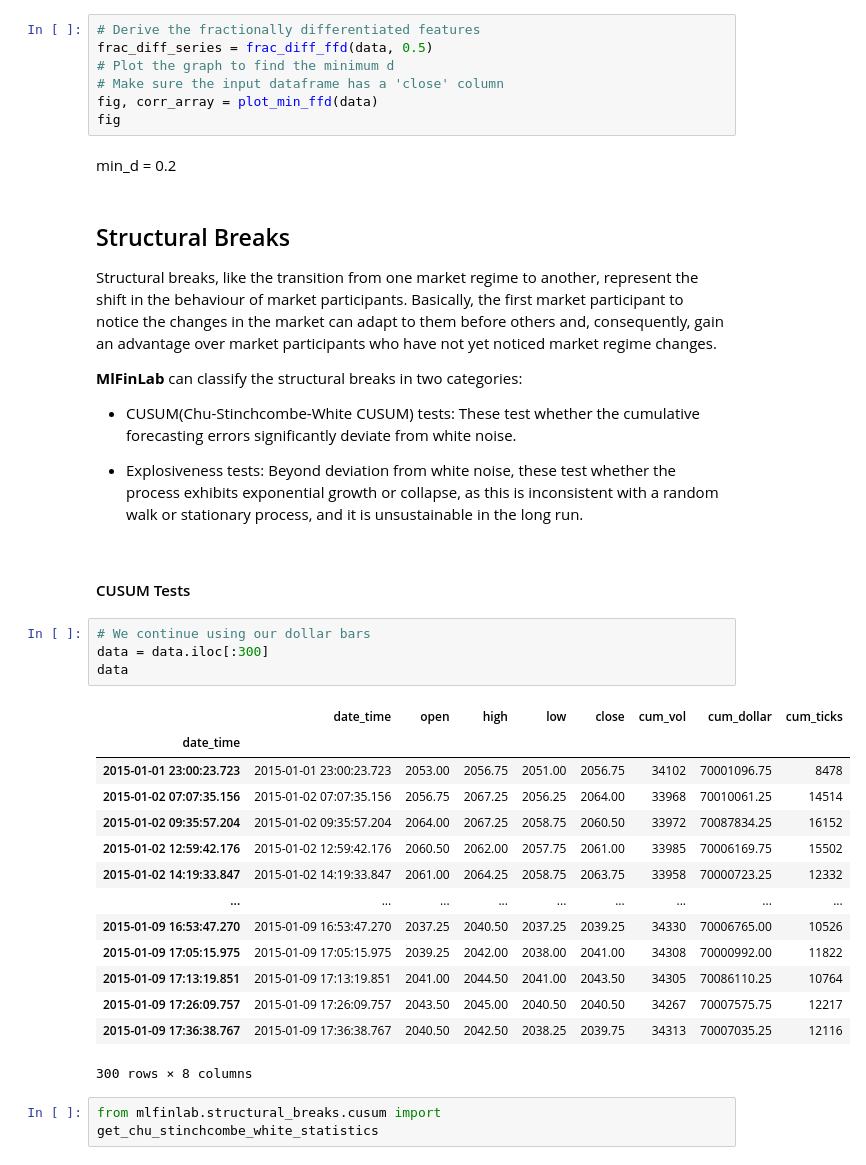
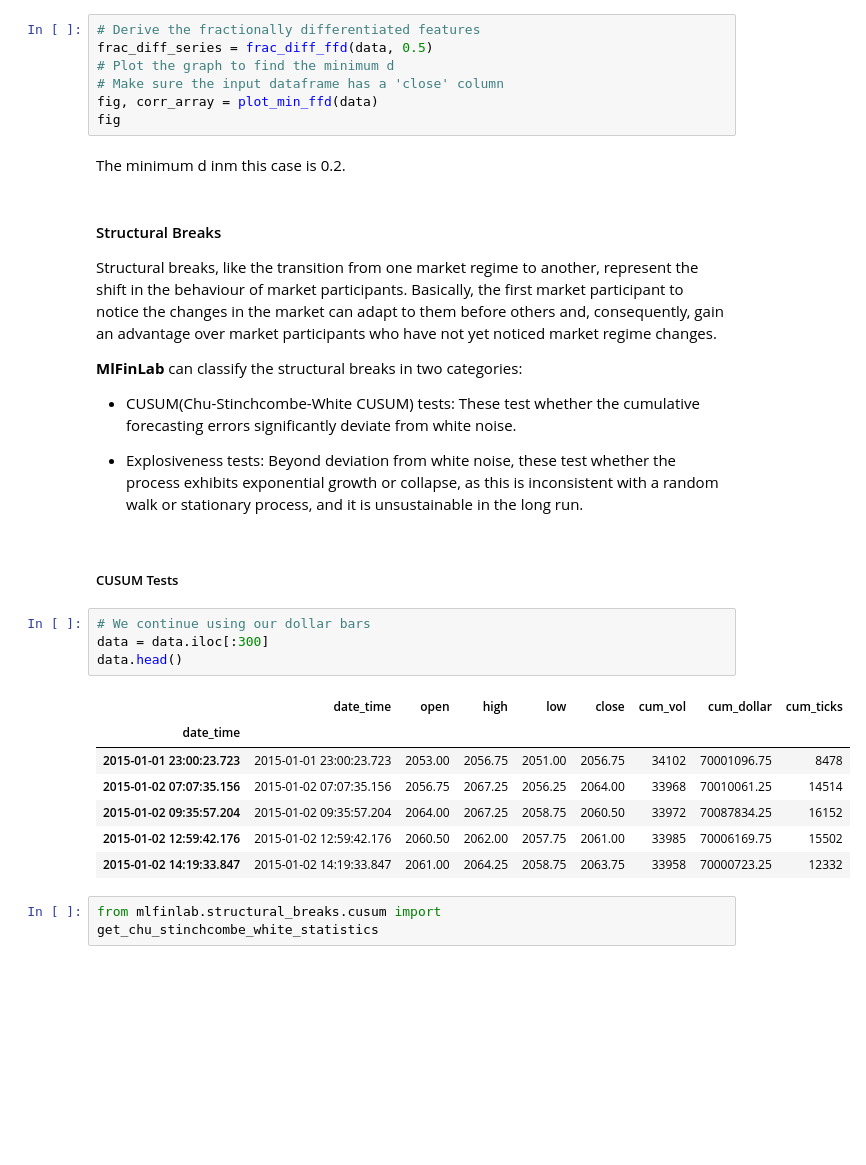
Before and after one commit to hudson-and-thames/example-notebooks, a Jupyter notebook: Getting started/Getting-started.ipynb, the cells around one changed output. Drawn from its saved outputs; the diff is of its cells as text; blank space fills up the shorter version.

```diff
--- a/Getting started/Getting-started.ipynb
+++ b/Getting started/Getting-started.ipynb
@@ -643,10 +579,10 @@ frac_diff_series = frac_diff_ffd(data, 0.5)
 # Make sure the input dataframe has a 'close' column
 fig, corr_array = plot_min_ffd(data)
 fig
-# %% [markdown]
-min_d = 0.2
+# %% [markdown]
+The minimum d inm this case is 0.2.
 # %% [markdown]
-## Structural Breaks
+#### Structural Breaks
 
 Structural breaks, like the transition from one market regime to another, represent the shift in the behaviour of market participants. Basically, the first market participant to notice the changes in the market can adapt to them before others and, consequently, gain an advantage over market participants who have not yet noticed market regime changes.
 
@@ -656,26 +592,19 @@ Structural breaks, like the transition from one market regime to another, repres
 
 - Explosiveness tests: Beyond deviation from white noise, these test whether the process exhibits exponential growth or collapse, as this is inconsistent with a random walk or stationary process, and it is unsustainable in the long run.
 # %% [markdown]
-#### CUSUM Tests
+##### CUSUM Tests
 # %%
 # We continue using our dollar bars
 data = data.iloc[:300]
-data
+data.head()
 # %% [output]
 |  | date_time | open | high | low | close | cum_vol | cum_dollar | cum_ticks |
 | date_time |  |  |  |  |  |  |  |  |
 | 2015-01-01 23:00:23.723 | 2015-01-01 23:00:23.723 | 2053.00 | 2056.75 | 2051.00 | 2056.75 | 34102 | 70001096.75 | 8478 |
 | 2015-01-02 07:07:35.156 | 2015-01-02 07:07:35.156 | 2056.75 | 2067.25 | 2056.25 | 2064.00 | 33968 | 70010061.25 | 14514 |
 | 2015-01-02 09:35:57.204 | 2015-01-02 09:35:57.204 | 2064.00 | 2067.25 | 2058.75 | 2060.50 | 33972 | 70087834.25 | 16152 |
 | 2015-01-02 12:59:42.176 | 2015-01-02 12:59:42.176 | 2060.50 | 2062.00 | 2057.75 | 2061.00 | 33985 | 70006169.75 | 15502 |
 | 2015-01-02 14:19:33.847 | 2015-01-02 14:19:33.847 | 2061.00 | 2064.25 | 2058.75 | 2063.75 | 33958 | 70000723.25 | 12332 |
-| ... | ... | ... | ... | ... | ... | ... | ... | ... |
-| 2015-01-09 16:53:47.270 | 2015-01-09 16:53:47.270 | 2037.25 | 2040.50 | 2037.25 | 2039.25 | 34330 | 70006765.00 | 10526 |
-| 2015-01-09 17:05:15.975 | 2015-01-09 17:05:15.975 | 2039.25 | 2042.00 | 2038.00 | 2041.00 | 34308 | 70000992.00 | 11822 |
-| 2015-01-09 17:13:19.851 | 2015-01-09 17:13:19.851 | 2041.00 | 2044.50 | 2041.00 | 2043.50 | 34305 | 70086110.25 | 10764 |
-| 2015-01-09 17:26:09.757 | 2015-01-09 17:26:09.757 | 2043.50 | 2045.00 | 2040.50 | 2040.50 | 34267 | 70007575.75 | 12217 |
-| 2015-01-09 17:36:38.767 | 2015-01-09 17:36:38.767 | 2040.50 | 2042.50 | 2038.25 | 2039.75 | 34313 | 70007035.25 | 12116 |
-300 rows × 8 columns
 # %%
 from mlfinlab.structural_breaks.cusum import get_chu_stinchcombe_white_statistics
 # %%
```
Also changed, not shown: parts of 95 cells of this notebook.
